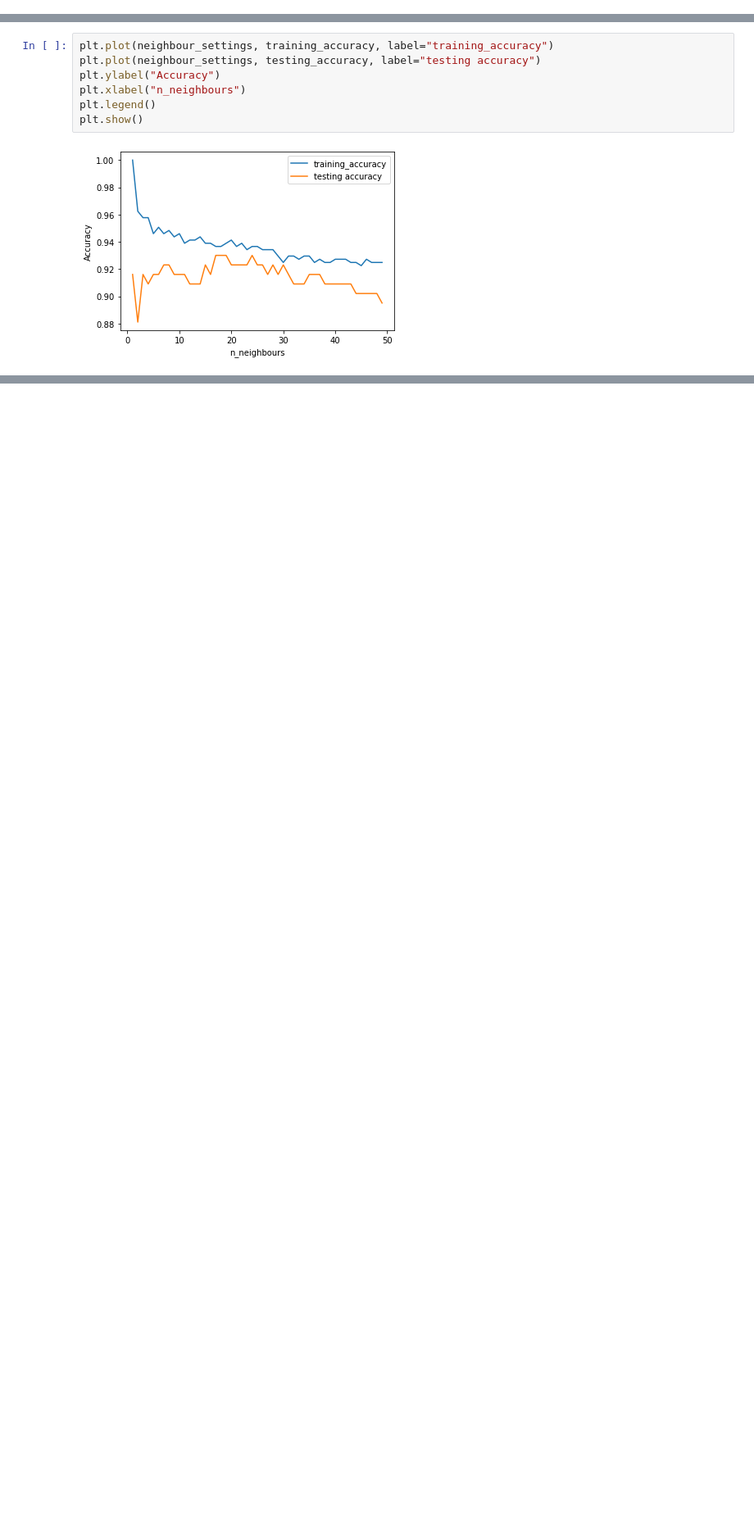
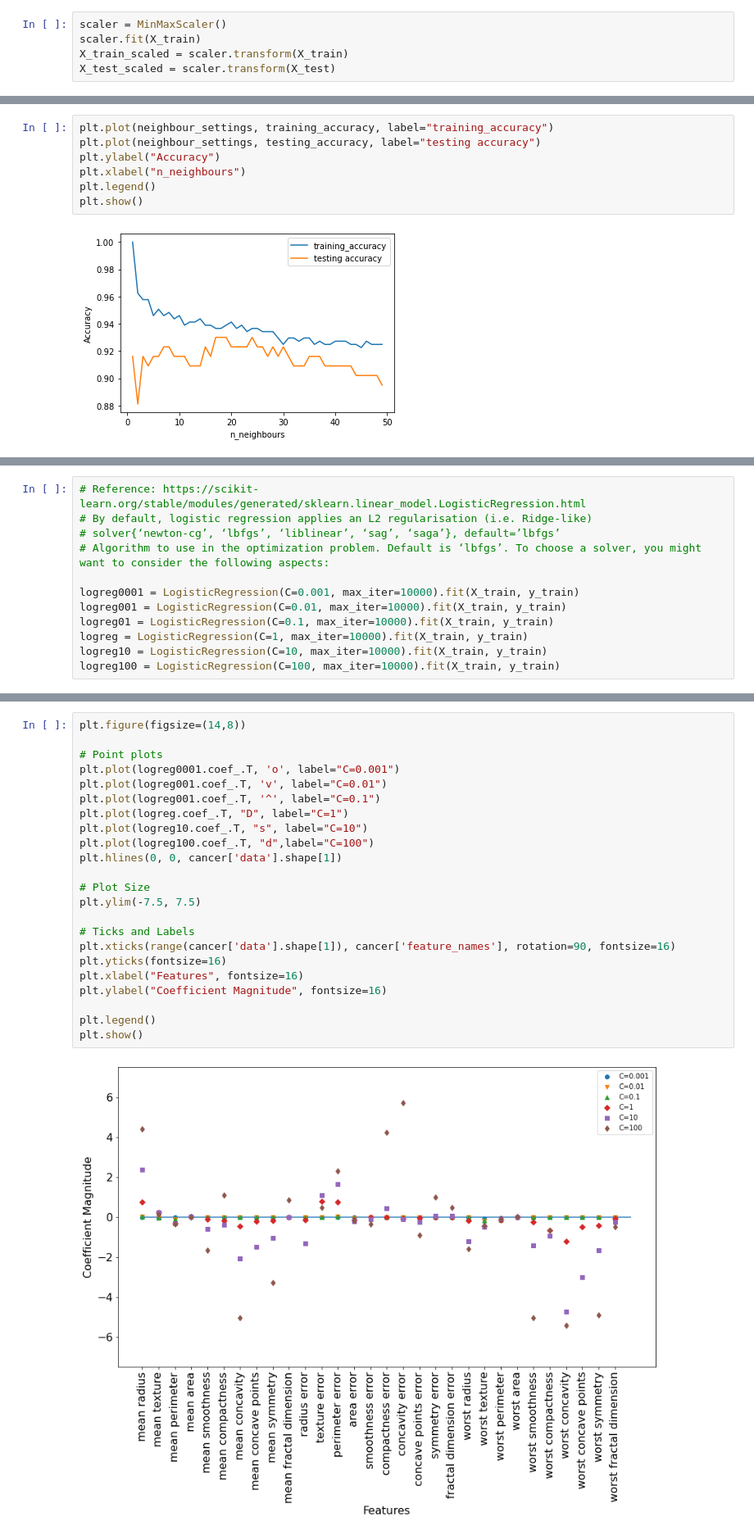
Before and after one commit to lzytim1991/machine_learning, a Jupyter notebook: Breast_Cancer_Dataset.ipynb, the cells around one changed output, grey strips where cells are left out. Shown at 82% size. Saved outputs shown, nothing was run; the diff lists cells and outputs as text; blank space fills up the shorter version.

```diff
--- a/Breast_Cancer_Dataset.ipynb
+++ b/Breast_Cancer_Dataset.ipynb
@@ -24,0 +38,5 @@ neighbour_settings = range(1,50)
+# %%
+scaler = MinMaxScaler()
+scaler.fit(X_train)
+X_train_scaled = scaler.transform(X_train)
+X_test_scaled = scaler.transform(X_test)
@@ -39,0 +103,12 @@ plt.show()
+# %%
+# Reference: https://scikit-learn.org/stable/modules/generated/sklearn.linear_model.LogisticRegression.html
+# By default, logistic regression applies an L2 regularisation (i.e. Ridge-like)
+# solver{‘newton-cg’, ‘lbfgs’, ‘liblinear’, ‘sag’, ‘saga’}, default=’lbfgs’
+# Algorithm to use in the optimization problem. Default is ‘lbfgs’. To choose a solver, you might want to consider the following aspects:
+
+logreg0001 = LogisticRegression(C=0.001, max_iter=10000).fit(X_train, y_train)
+logreg001 = LogisticRegression(C=0.01, max_iter=10000).fit(X_train, y_train)
+logreg01 = LogisticRegression(C=0.1, max_iter=10000).fit(X_train, y_train)
+logreg = LogisticRegression(C=1, max_iter=10000).fit(X_train, y_train)
+logreg10 = LogisticRegression(C=10, max_iter=10000).fit(X_train, y_train)
+logreg100 = LogisticRegression(C=100, max_iter=10000).fit(X_train, y_train)
@@ -39,0 +141,25 @@ plt.show()
+# %%
+plt.figure(figsize=(14,8))
+
+# Point plots
+plt.plot(logreg0001.coef_.T, 'o', label="C=0.001")
+plt.plot(logreg001.coef_.T, 'v', label="C=0.01")
+plt.plot(logreg001.coef_.T, '^', label="C=0.1")
+plt.plot(logreg.coef_.T, "D", label="C=1")
+plt.plot(logreg10.coef_.T, "s", label="C=10")
+plt.plot(logreg100.coef_.T, "d",label="C=100")
+plt.hlines(0, 0, cancer['data'].shape[1])
+
+# Plot Size
+plt.ylim(-7.5, 7.5)
+
+# Ticks and Labels
+plt.xticks(range(cancer['data'].shape[1]), cancer['feature_names'], rotation=90, fontsize=16)
+plt.yticks(fontsize=16)
+plt.xlabel("Features", fontsize=16)
+plt.ylabel("Coefficient Magnitude", fontsize=16)
+
+plt.legend()
+plt.show()
+# %% [output]
+[figure, added]
```
Also changed, not shown: parts of 56 cells of this notebook, 3 other files.
